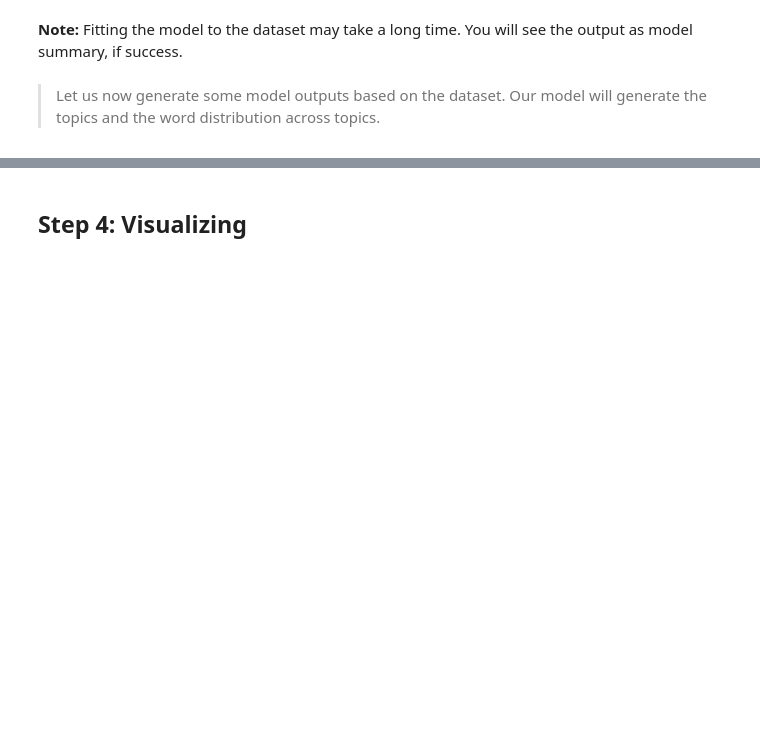
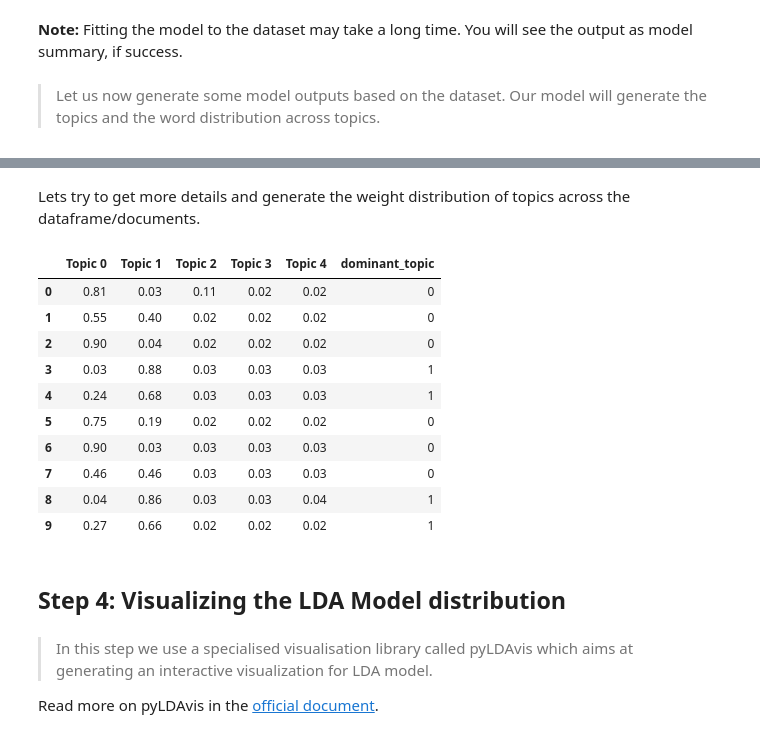
Before and after one commit to rishuatgithub/MLPy, a Jupyter notebook: Topic_Modelling_LDA_using_ScikitLearn+Spacy.ipynb, the cells around one changed output, grey strips where cells are left out. Drawn from its saved outputs; the diff is of its cells as text; code cells hidden in the pictures; blank space fills up the shorter version.

```diff
--- a/Topic_Modelling_LDA_using_ScikitLearn+Spacy.ipynb
+++ b/Topic_Modelling_LDA_using_ScikitLearn+Spacy.ipynb
@@ -239,3 +249,31 @@ Topic ID : 4; Top 10 Most Words : ['play', 'win', 'service', 'music', 'user', 't
+# %% [markdown]
+Lets try to get more details and generate the weight distribution of topics across the dataframe/documents.
+# %%
+topics = [ "Topic "+str(t) for t in range(lda_model.n_components)]
+indexes = [ i for i in range(len(df))]
+
+topic_dist_df = pd.DataFrame(data=np.round(result_df,decimals=2), columns=topics, index=indexes)
+
+dominant_topic = np.argmax(final_result_df.values, axis=1)
+topic_dist_df['dominant_topic'] = dominant_topic
+
+topic_dist_df.head(10)
+# %% [output]
+|  | Topic 0 | Topic 1 | Topic 2 | Topic 3 | Topic 4 | dominant_topic |
+| 0 | 0.81 | 0.03 | 0.11 | 0.02 | 0.02 | 0 |
+| 1 | 0.55 | 0.40 | 0.02 | 0.02 | 0.02 | 0 |
+| 2 | 0.90 | 0.04 | 0.02 | 0.02 | 0.02 | 0 |
+| 3 | 0.03 | 0.88 | 0.03 | 0.03 | 0.03 | 1 |
+| 4 | 0.24 | 0.68 | 0.03 | 0.03 | 0.03 | 1 |
+| 5 | 0.75 | 0.19 | 0.02 | 0.02 | 0.02 | 0 |
+| 6 | 0.90 | 0.03 | 0.03 | 0.03 | 0.03 | 0 |
+| 7 | 0.46 | 0.46 | 0.03 | 0.03 | 0.03 | 0 |
+| 8 | 0.04 | 0.86 | 0.03 | 0.03 | 0.04 | 1 |
+| 9 | 0.27 | 0.66 | 0.02 | 0.02 | 0.02 | 1 |
 # %% [markdown]
-## Step 4: Visualizing
+## Step 4: Visualizing the LDA Model distribution
+# %% [markdown]
+> In this step we use a specialised visualisation library called pyLDAvis which aims at generating an interactive visualization for LDA model.
+
+Read more on pyLDAvis in the [official document](https://pyldavis.readthedocs.io/en/latest/readme.html).
 # %%
```
Also changed, not shown: parts of 5 cells of this notebook.
